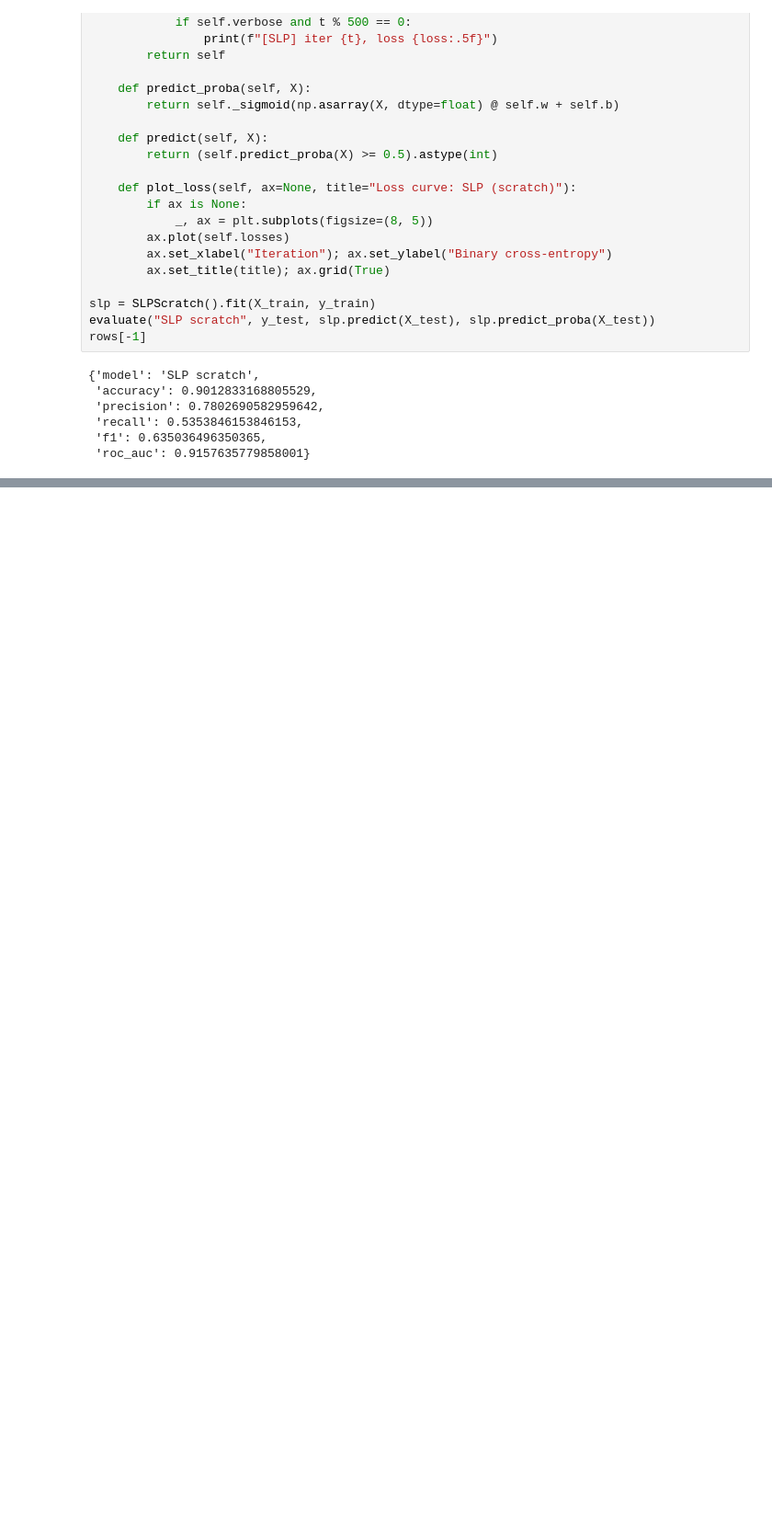
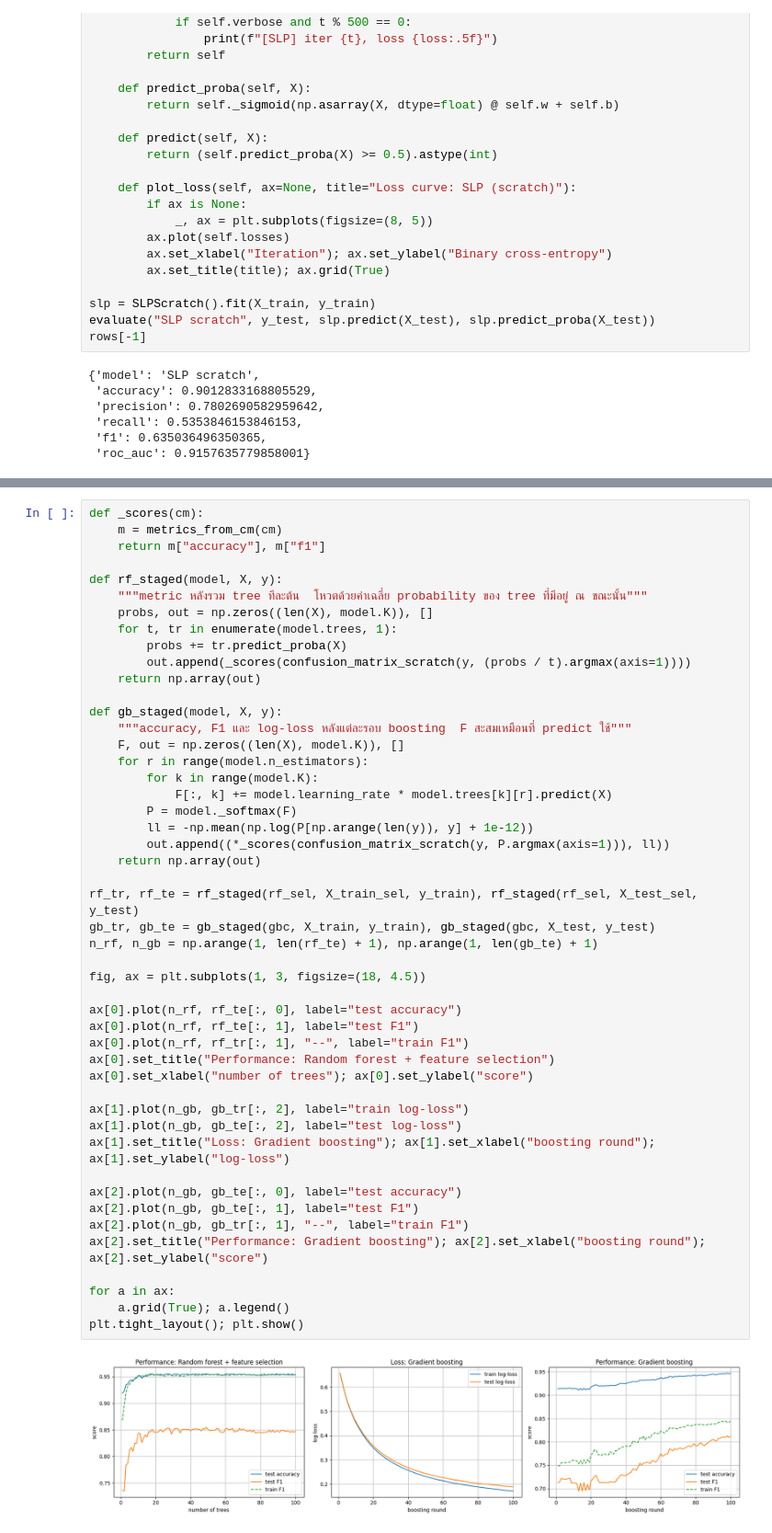
Before and after one commit to nj-nattida/Intro-to-ML, a Jupyter notebook: classification_compare.ipynb, the cells around one changed output, grey strips where cells are left out. Shown at 92% size. Drawn from its saved outputs; the diff is of its cells as text; blank space fills up the shorter version.

```diff
--- a/classification_compare.ipynb
+++ b/classification_compare.ipynb
@@ -978,0 +1098,50 @@ ax.set_title("Test-set metrics"); ax.invert_yaxis(); ax.grid(axis="x"); plt.tigh
+# %%
+def _scores(cm):
+    m = metrics_from_cm(cm)
+    return m["accuracy"], m["f1"]
+
+def rf_staged(model, X, y):
+    """metric หลังรวม tree ทีละต้น  โหวตด้วยค่าเฉลี่ย probability ของ tree ที่มีอยู่ ณ ขณะนั้น"""
+    probs, out = np.zeros((len(X), model.K)), []
+    for t, tr in enumerate(model.trees, 1):
+        probs += tr.predict_proba(X)
+        out.append(_scores(confusion_matrix_scratch(y, (probs / t).argmax(axis=1))))
+    return np.array(out)
+
+def gb_staged(model, X, y):
+    """accuracy, F1 และ log-loss หลังแต่ละรอบ boosting  F สะสมเหมือนที่ predict ใช้"""
+    F, out = np.zeros((len(X), model.K)), []
+    for r in range(model.n_estimators):
+        for k in range(model.K):
+            F[:, k] += model.learning_rate * model.trees[k][r].predict(X)
+        P = model._softmax(F)
+        ll = -np.mean(np.log(P[np.arange(len(y)), y] + 1e-12))
+        out.append((*_scores(confusion_matrix_scratch(y, P.argmax(axis=1))), ll))
+    return np.array(out)
+
+rf_tr, rf_te = rf_staged(rf_sel, X_train_sel, y_train), rf_staged(rf_sel, X_test_sel, y_test)
+gb_tr, gb_te = gb_staged(gbc, X_train, y_train), gb_staged(gbc, X_test, y_test)
+n_rf, n_gb = np.arange(1, len(rf_te) + 1), np.arange(1, len(gb_te) + 1)
+
+fig, ax = plt.subplots(1, 3, figsize=(18, 4.5))
+
+ax[0].plot(n_rf, rf_te[:, 0], label="test accuracy")
+ax[0].plot(n_rf, rf_te[:, 1], label="test F1")
+ax[0].plot(n_rf, rf_tr[:, 1], "--", label="train F1")
+ax[0].set_title("Performance: Random forest + feature selection")
+ax[0].set_xlabel("number of trees"); ax[0].set_ylabel("score")
+
+ax[1].plot(n_gb, gb_tr[:, 2], label="train log-loss")
+ax[1].plot(n_gb, gb_te[:, 2], label="test log-loss")
+ax[1].set_title("Loss: Gradient boosting"); ax[1].set_xlabel("boosting round"); ax[1].set_ylabel("log-loss")
+
+ax[2].plot(n_gb, gb_te[:, 0], label="test accuracy")
+ax[2].plot(n_gb, gb_te[:, 1], label="test F1")
+ax[2].plot(n_gb, gb_tr[:, 1], "--", label="train F1")
+ax[2].set_title("Performance: Gradient boosting"); ax[2].set_xlabel("boosting round"); ax[2].set_ylabel("score")
+
+for a in ax:
+    a.grid(True); a.legend()
+plt.tight_layout(); plt.show()
+# %% [output]
+[figure, added]
```
Also changed, not shown: parts of 4 cells of this notebook.
